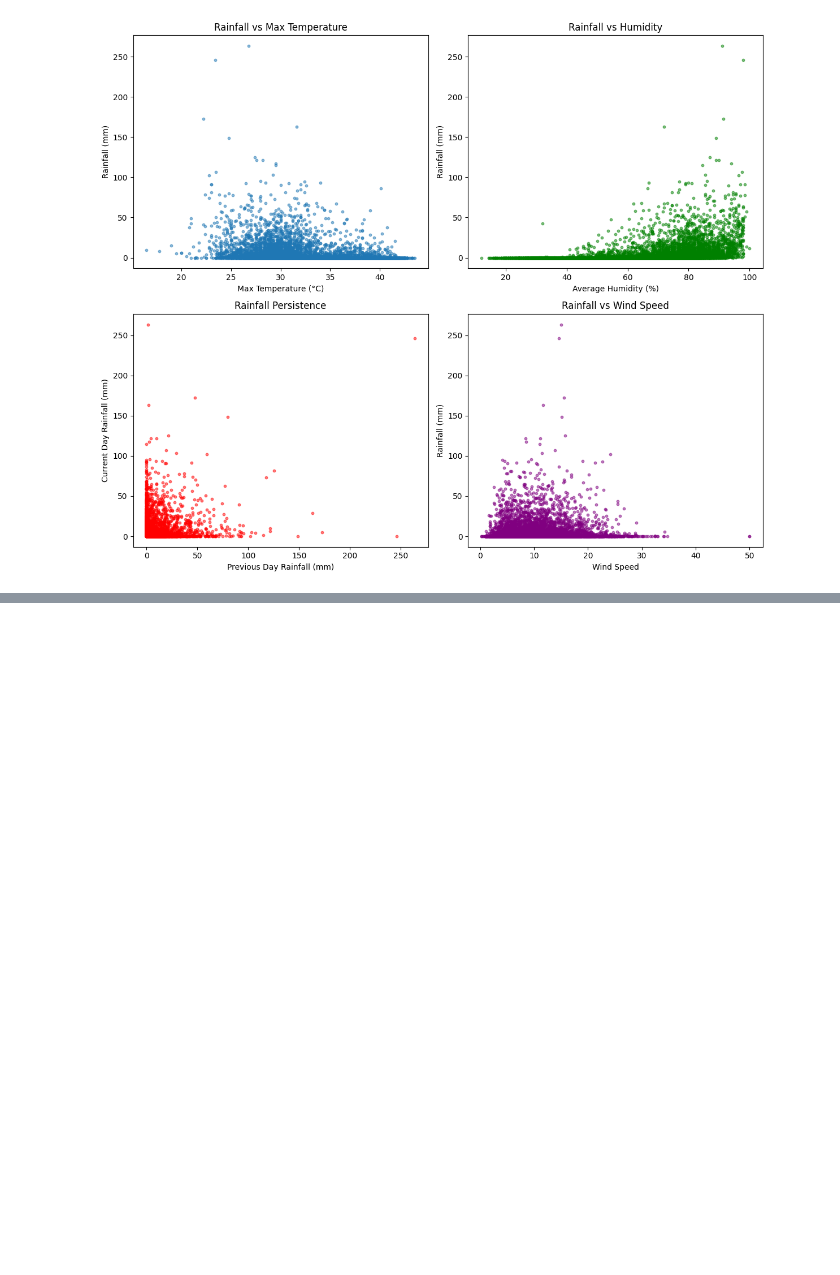
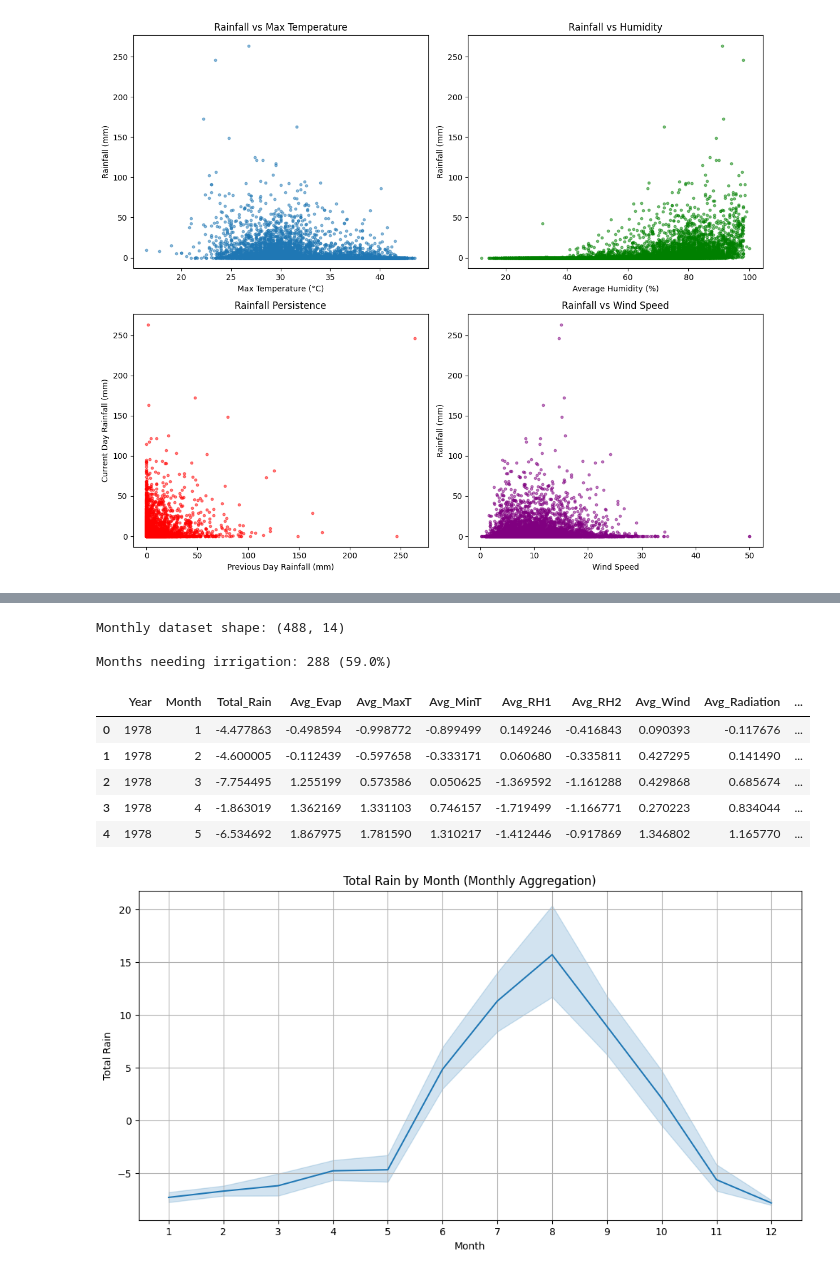
Before and after one commit to kennethkimosop/weather-forecast-project, a Jupyter notebook: Forecast.ipynb, the cells around one changed output, grey strips where cells are left out. Saved outputs shown, nothing was run; the diff lists cells and outputs as text; code cells hidden in the pictures; blank space fills up the shorter version.

```diff
--- a/Forecast.ipynb
+++ b/Forecast.ipynb
@@ -2502,0 +496,14 @@ print("   ✓ Practical insights and recommendations")
+# %%
+# Add temporal features if missing
+if 'DayOfYear' not in df.columns:
+    df['DayOfYear'] = df['Date'].dt.dayofyear
+if 'DayOfWeek' not in df.columns:
+    df['DayOfWeek'] = df['Date'].dt.dayofweek
+print("Temporal features created:")
+print(df[['Date', 'DayOfYear', 'DayOfWeek']].head())
+
+# Clean dataset
+df_clean = df.dropna(subset=feature_columns + ['Rain']).copy()
+print(f"Dataset after cleaning: {df_clean.shape[0]} records")
+print(f"Records removed: {len(df) - len(df_clean)}")
+print(f"Date range: {df_clean['Date'].min()} to {df_clean['Date'].max()}")
@@ -2502,0 +554,52 @@ print("   ✓ Practical insights and recommendations")
+# %%
+# Monthly Aggregation
+# Ensure Date is column
+df_reset = df_clean.reset_index(drop=True) if 'Date' not in df_clean.columns else df_clean.copy()
+
+# Add Year/Month if needed
+df_reset['Year'] = df_reset['Date'].dt.year
+df_reset['Month'] = df_reset['Date'].dt.month
+
+# Aggregate
+monthly_df = df_reset.groupby(['Year', 'Month']).agg(
+    Total_Rain=('Rain', 'sum'),
+    Avg_Evap=('Evap', 'mean'),
+    Avg_MaxT=('MaxT', 'mean'),
+    Avg_MinT=('MinT', 'mean'),
+    Avg_RH1=('RH1', 'mean'),
+    Avg_RH2=('RH2', 'mean'),
+    Avg_Wind=('Wind', 'mean'),
+    Avg_Radiation=('Radiation', 'mean'),
+    Avg_Humidity=('Humidity_Avg', 'mean'),
+    Avg_SSH=('SSH', 'mean') if 'SSH' in df_reset.columns else None,
+    Avg_FAO56_ET=('FAO56_ET', 'mean') if 'FAO56_ET' in df_reset.columns else None,
+    Irrigation_Needed=('Irrigation_Needed', 'max')  # If any day needs irrigation
+).reset_index()
+
+# Remove None cols
+monthly_df = monthly_df[[col for col in monthly_df.columns if col is not None]]
+
+print(f"Monthly dataset shape: {monthly_df.shape}")
+print(f"\nMonths needing irrigation: {monthly_df['Irrigation_Needed'].sum()} ({monthly_df['Irrigation_Needed'].mean()*100:.1f}%)")
+display(monthly_df.head())
+
+# monthly total rain plot (now that monthly_df exists)
+plt.figure(figsize=(12, 6))
+sns.lineplot(data=monthly_df, x='Month', y='Total_Rain')
+plt.title('Total Rain by Month (Monthly Aggregation)')
+plt.xlabel('Month')
+plt.ylabel('Total Rain')
+plt.xticks(range(1, 13))
+plt.grid(True)
+plt.show()
+# %% [output]
+Monthly dataset shape: (488, 14)
+
+Months needing irrigation: 288 (59.0%)
+|  | Year | Month | Total_Rain | Avg_Evap | Avg_MaxT | Avg_MinT | Avg_RH1 | Avg_RH2 | Avg_Wind | Avg_Radiation | ... |
+| 0 | 1978 | 1 | -4.477863 | -0.498594 | -0.998772 | -0.899499 | 0.149246 | -0.416843 | 0.090393 | -0.117676 | ... |
+| 1 | 1978 | 2 | -4.600005 | -0.112439 | -0.597658 | -0.333171 | 0.060680 | -0.335811 | 0.427295 | 0.141490 | ... |
+| 2 | 1978 | 3 | -7.754495 | 1.255199 | 0.573586 | 0.050625 | -1.369592 | -1.161288 | 0.429868 | 0.685674 | ... |
+| 3 | 1978 | 4 | -1.863019 | 1.362169 | 1.331103 | 0.746157 | -1.719499 | -1.166771 | 0.270223 | 0.834044 | ... |
+| 4 | 1978 | 5 | -6.534692 | 1.867975 | 1.781590 | 1.310217 | -1.412446 | -0.917869 | 1.346802 | 1.165770 | ... |
+[figure, added]
```
Also changed, not shown: parts of 170 cells of this notebook, 6 other files.
